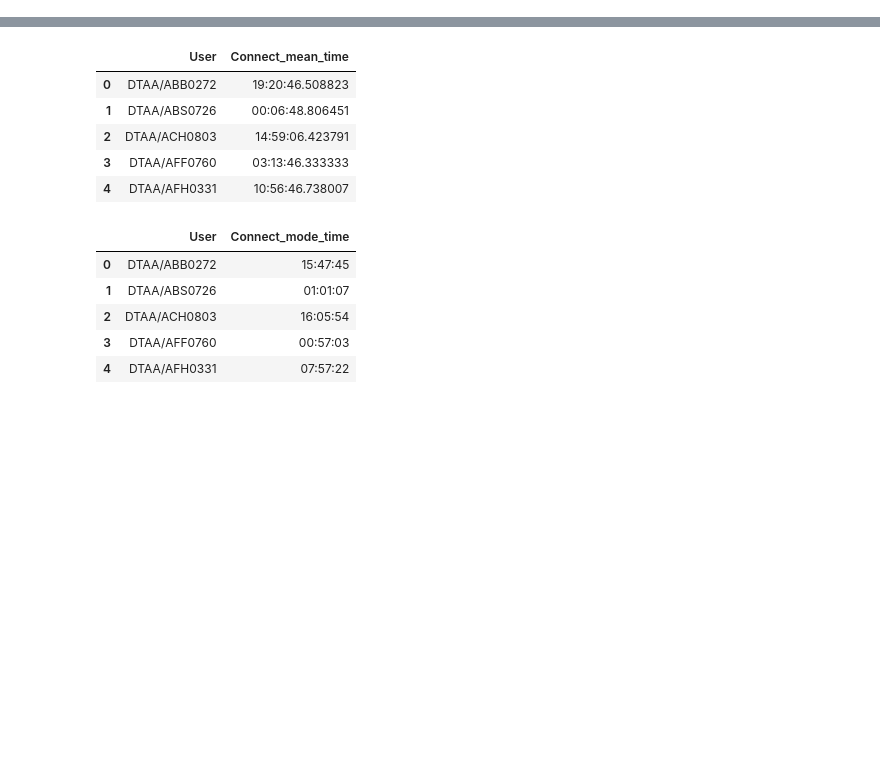
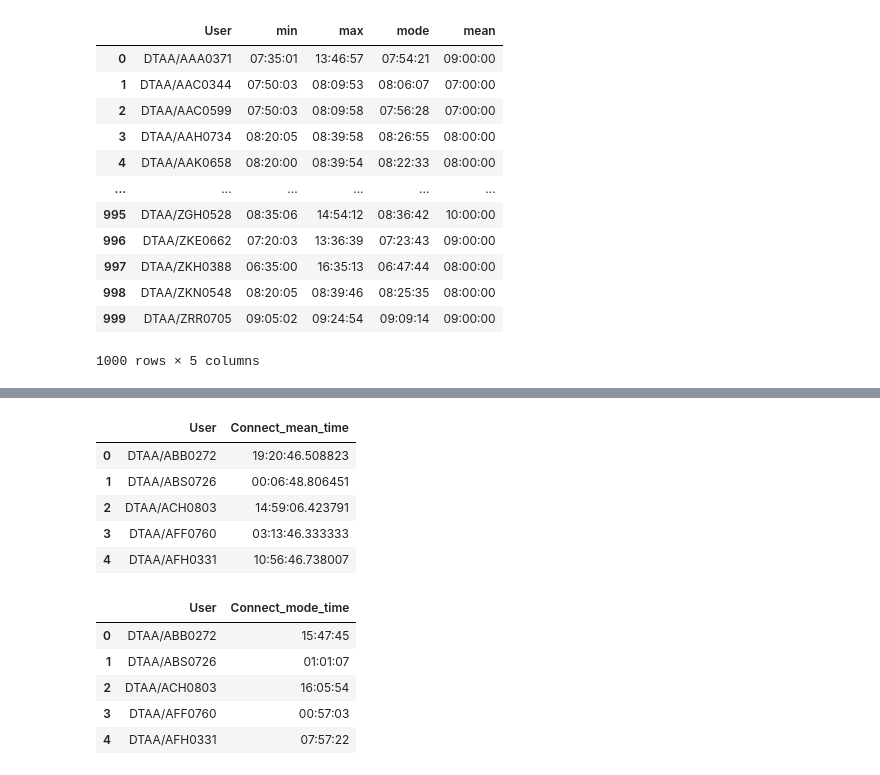
Before and after one commit to af223/17735-project, a Jupyter notebook: detection_v1.ipynb, the cells around one changed output, grey strips where cells are left out. Cells and saved outputs as stored; diff of their text form; code cells hidden in the pictures; blank space fills up the shorter version.

```diff
--- a/detection_v1.ipynb
+++ b/detection_v1.ipynb
@@ -54,0 +85,16 @@ logoff_modes_df = logoff_modes.reset_index().rename(columns={'Timestamp': 'Logof
+# %%
+df_user_logon_stats
+# %% [output]
+|  | User | min | max | mode | mean |
+| 0 | DTAA/AAA0371 | 07:35:01 | 13:46:57 | 07:54:21 | 09:00:00 |
+| 1 | DTAA/AAC0344 | 07:50:03 | 08:09:53 | 08:06:07 | 07:00:00 |
+| 2 | DTAA/AAC0599 | 07:50:03 | 08:09:58 | 07:56:28 | 07:00:00 |
+| 3 | DTAA/AAH0734 | 08:20:05 | 08:39:58 | 08:26:55 | 08:00:00 |
+| 4 | DTAA/AAK0658 | 08:20:00 | 08:39:54 | 08:22:33 | 08:00:00 |
+| ... | ... | ... | ... | ... | ... |
+| 995 | DTAA/ZGH0528 | 08:35:06 | 14:54:12 | 08:36:42 | 10:00:00 |
+| 996 | DTAA/ZKE0662 | 07:20:03 | 13:36:39 | 07:23:43 | 09:00:00 |
+| 997 | DTAA/ZKH0388 | 06:35:00 | 16:35:13 | 06:47:44 | 08:00:00 |
+| 998 | DTAA/ZKN0548 | 08:20:05 | 08:39:46 | 08:25:35 | 08:00:00 |
+| 999 | DTAA/ZRR0705 | 09:05:02 | 09:24:54 | 09:09:14 | 09:00:00 |
+1000 rows × 5 columns
```
Also changed, not shown: parts of 12 cells of this notebook, 1 other file.
